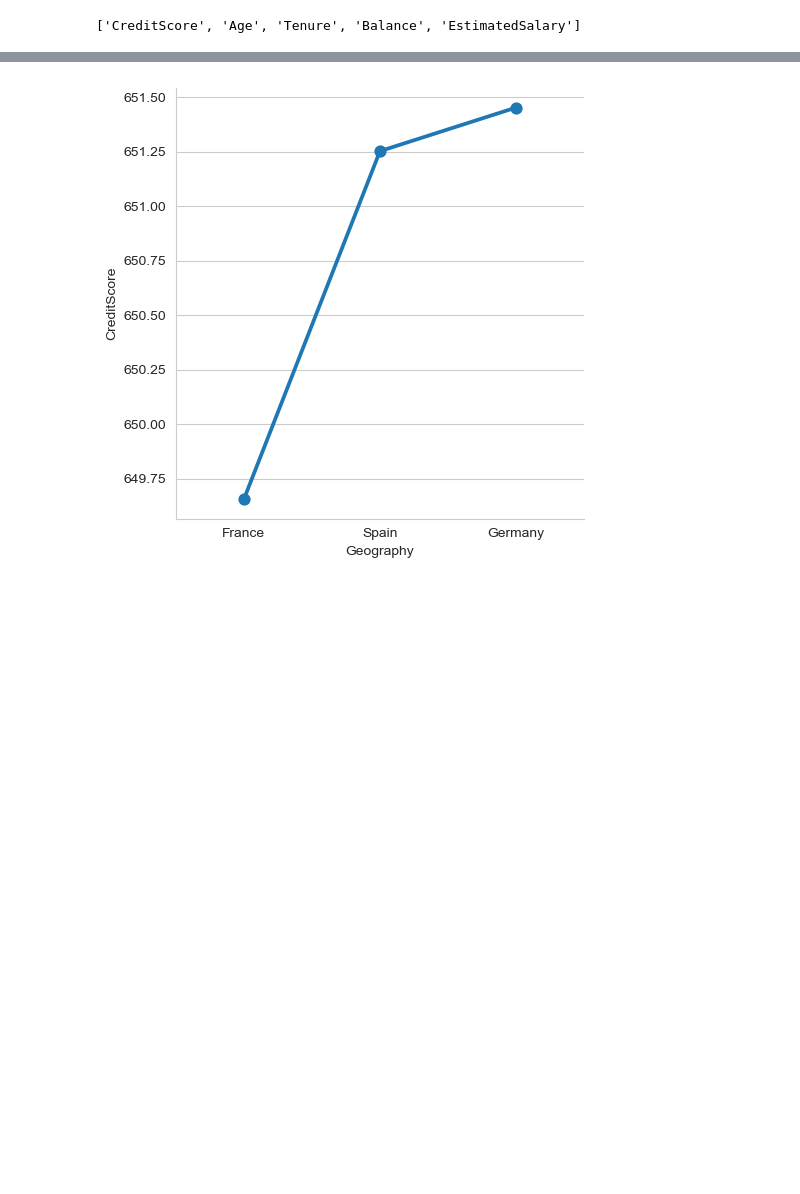
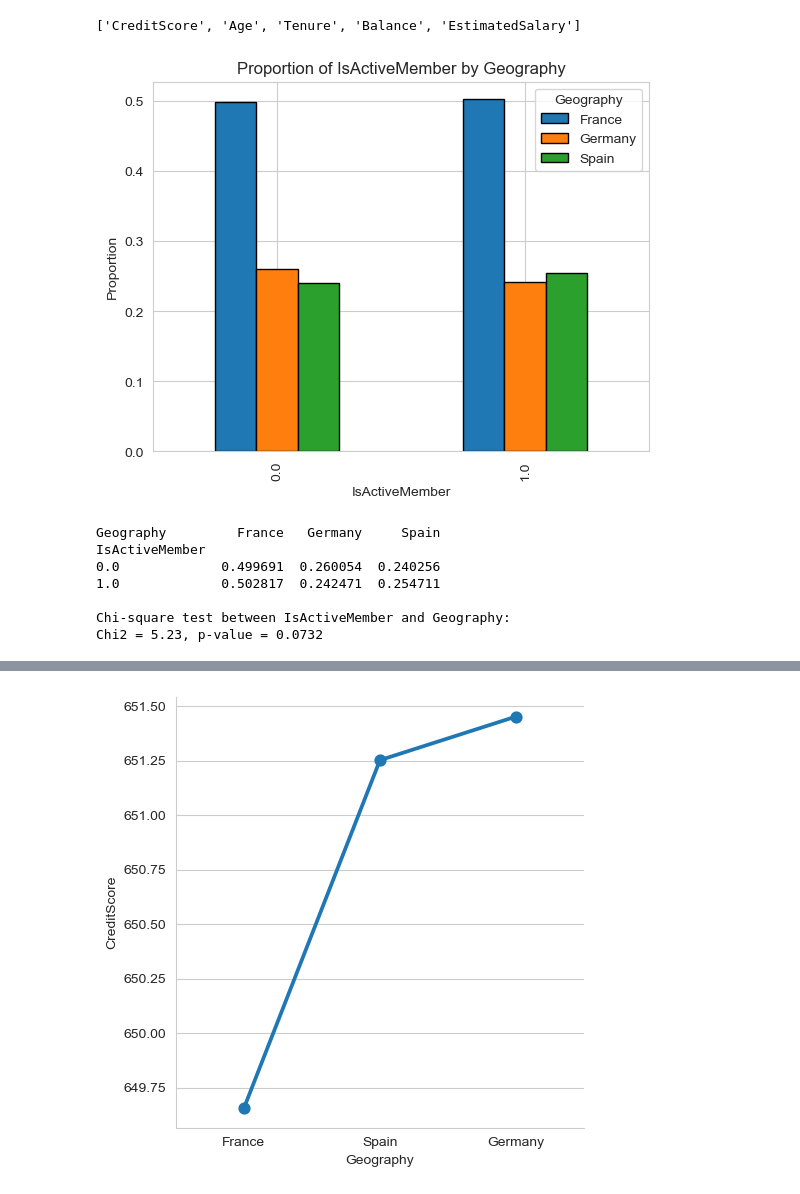
Before and after one commit to davexat/Customer_Churn_Predictor, a Jupyter notebook: notebooks/2.0_dsb_data_exploration.ipynb, the cells around one changed output, grey strips where cells are left out. Cells and saved outputs as stored; diff of their text form; code cells hidden in the pictures; blank space fills up the shorter version.

```diff
--- a/notebooks/2.0_dsb_data_exploration.ipynb
+++ b/notebooks/2.0_dsb_data_exploration.ipynb
@@ -434,3 +434,14 @@ cat_vars
 num_vars
 # %% [output]
 ['CreditScore', 'Age', 'Tenure', 'Balance', 'EstimatedSalary']
+# %%
+plots.analyze_categorical_relationship(df, 'IsActiveMember', 'Geography')
+# %% [output]
+[figure, added]
+Geography         France   Germany     Spain
+IsActiveMember
+0.0             0.499691  0.260054  0.240256
+1.0             0.502817  0.242471  0.254711
+
+Chi-square test between IsActiveMember and Geography:
+Chi2 = 5.23, p-value = 0.0732
```
Also changed, not shown: parts of 14 cells of this notebook, 1 other file.
